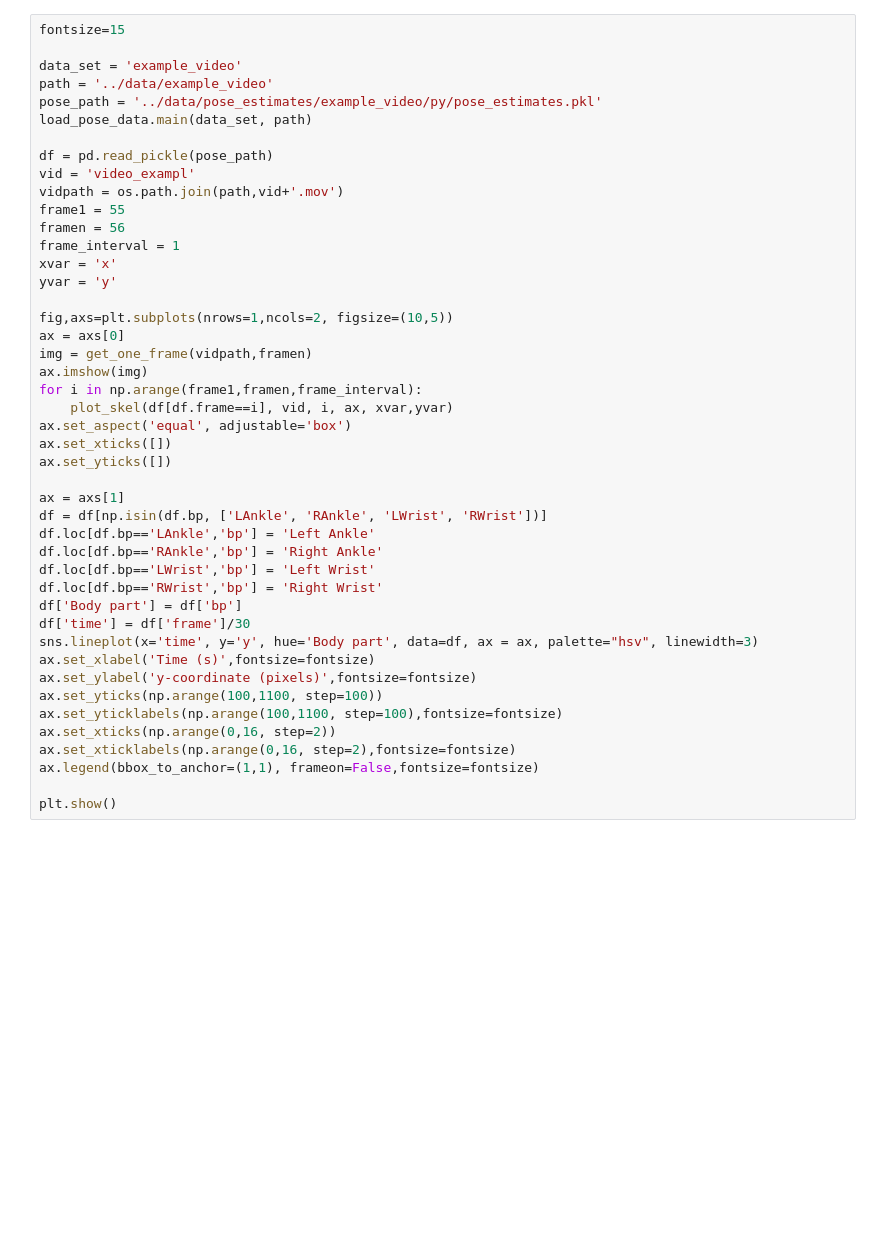
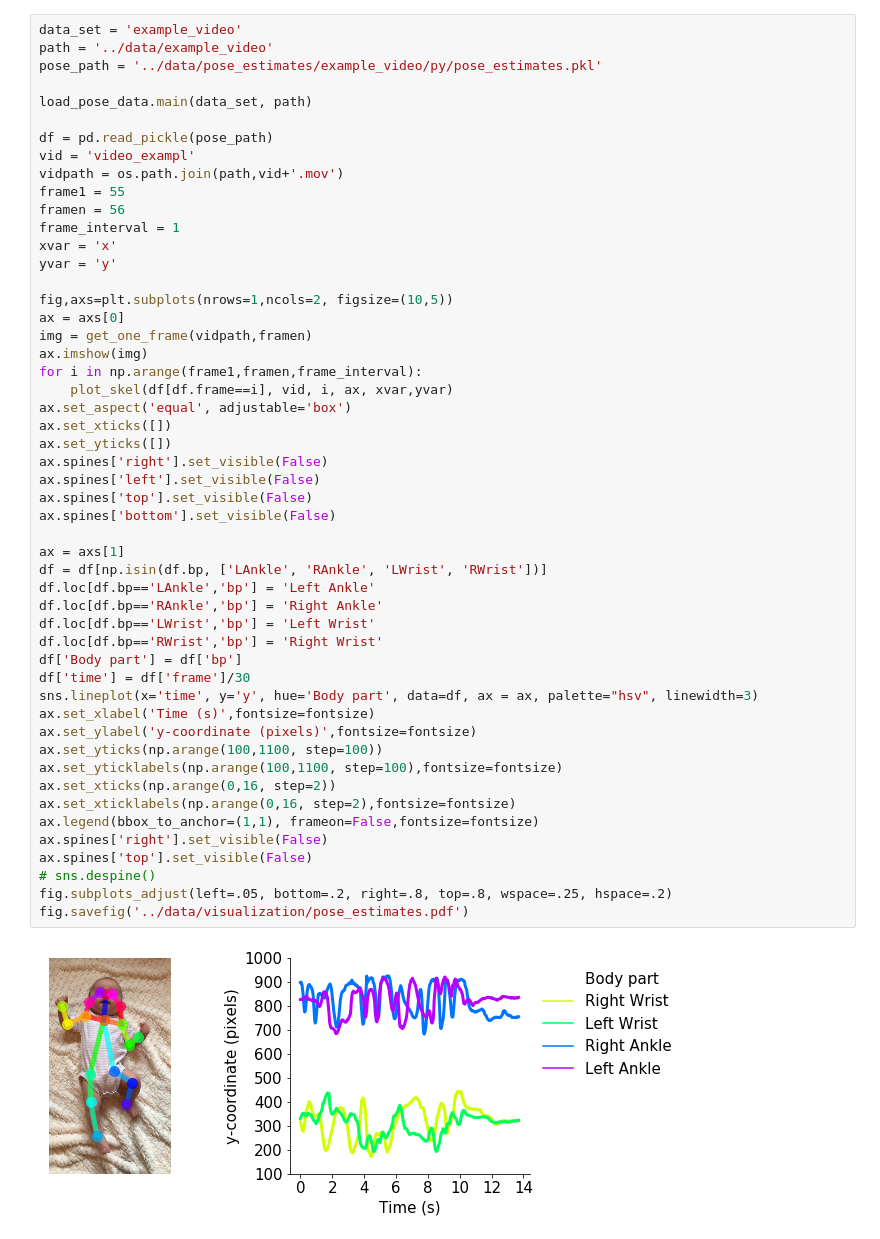
Before and after one commit to cchamber/Infant_movement_assessment, a Jupyter notebook: notebooks/visualize_results.ipynb, the cells around one changed output. Drawn from its saved outputs; the diff is of its cells as text; blank space fills up the shorter version.

```diff
--- a/notebooks/visualize_results.ipynb
+++ b/notebooks/visualize_results.ipynb
@@ -63,9 +65,8 @@ limbSeq = [[2, 3], [2, 6], [3, 4], [4, 5], [6, 7], [7, 8], [2, 9], [9, 10], \
 # %%
-fontsize=15
-
 data_set = 'example_video'
 path = '../data/example_video'
 pose_path = '../data/pose_estimates/example_video/py/pose_estimates.pkl'
+
 load_pose_data.main(data_set, path)
 
 df = pd.read_pickle(pose_path)
@@ -76,35 +77,44 @@ framen = 56
 frame_interval = 1
 xvar = 'x'
 yvar = 'y'
 
 fig,axs=plt.subplots(nrows=1,ncols=2, figsize=(10,5))
 ax = axs[0]
 img = get_one_frame(vidpath,framen)
 ax.imshow(img)
 for i in np.arange(frame1,framen,frame_interval):
     plot_skel(df[df.frame==i], vid, i, ax, xvar,yvar)
 ax.set_aspect('equal', adjustable='box')
 ax.set_xticks([])
 ax.set_yticks([])
+ax.spines['right'].set_visible(False)
+ax.spines['left'].set_visible(False)
+ax.spines['top'].set_visible(False)
+ax.spines['bottom'].set_visible(False)
 
 ax = axs[1]
 df = df[np.isin(df.bp, ['LAnkle', 'RAnkle', 'LWrist', 'RWrist'])]
 df.loc[df.bp=='LAnkle','bp'] = 'Left Ankle'
 df.loc[df.bp=='RAnkle','bp'] = 'Right Ankle'
 df.loc[df.bp=='LWrist','bp'] = 'Left Wrist'
 df.loc[df.bp=='RWrist','bp'] = 'Right Wrist'
 df['Body part'] = df['bp']
 df['time'] = df['frame']/30
 sns.lineplot(x='time', y='y', hue='Body part', data=df, ax = ax, palette="hsv", linewidth=3)
 ax.set_xlabel('Time (s)',fontsize=fontsize)
 ax.set_ylabel('y-coordinate (pixels)',fontsize=fontsize)
 ax.set_yticks(np.arange(100,1100, step=100))
 ax.set_yticklabels(np.arange(100,1100, step=100),fontsize=fontsize)
 ax.set_xticks(np.arange(0,16, step=2))
 ax.set_xticklabels(np.arange(0,16, step=2),fontsize=fontsize)
 ax.legend(bbox_to_anchor=(1,1), frameon=False,fontsize=fontsize)
-
-plt.show()
+ax.spines['right'].set_visible(False)
+ax.spines['top'].set_visible(False)
+# sns.despine()
+fig.subplots_adjust(left=.05, bottom=.2, right=.8, top=.8, wspace=.25, hspace=.2)
+fig.savefig('../data/visualization/pose_estimates.pdf')
+# %% [output]
+[figure, added]
 # %%
 path = '../data/processed/'
 
```
Also changed, not shown: parts of 9 cells of this notebook.
